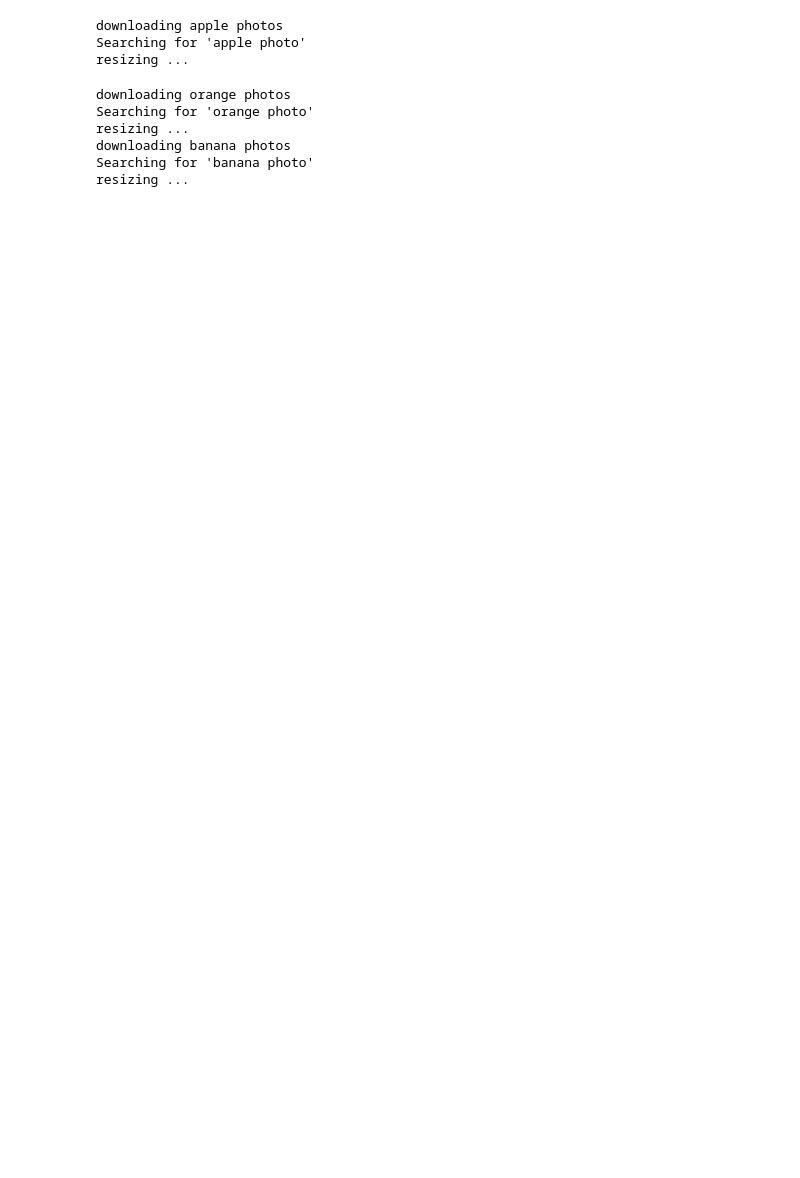
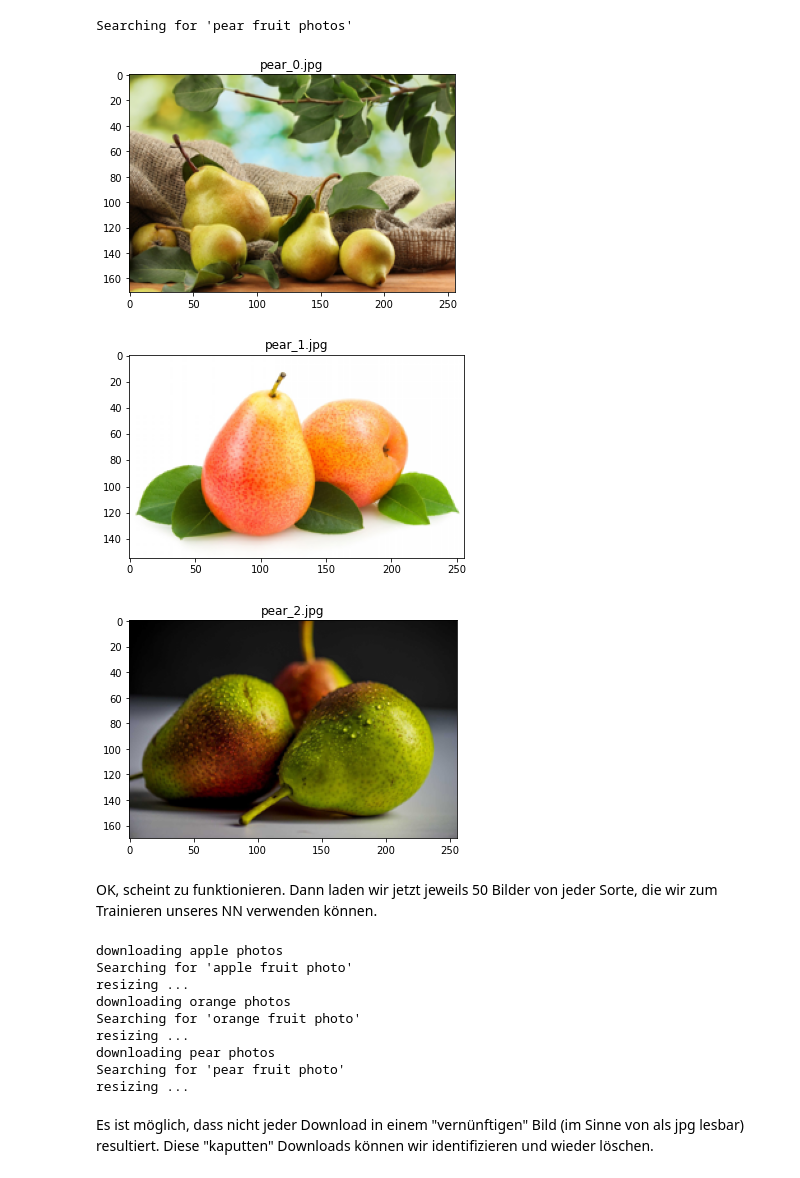
Before and after one commit to dnhshl/cc-ai, a Jupyter notebook: obstsalat.ipynb, the cells around one changed output. Cells and saved outputs as stored; diff of their text form; code cells hidden in the pictures; blank space fills up the shorter version.

```diff
--- a/obstsalat.ipynb
+++ b/obstsalat.ipynb
@@ -44,28 +79,42 @@ show_images(images)
+# %%
+urls = search_images('pear fruit photos', max_images=3)
+download_pictures(urls, name='pear')
+images = ['pear_' + str(i)+ '.jpg' for i in range(3)]
+show_images(images)
+# %% [output]
+Searching for 'pear fruit photos'
+[figure, added]
+[figure, added]
+[figure, added]
+# %% [markdown]
+OK, scheint zu funktionieren. Dann laden wir jetzt jeweils 50 Bilder von jeder Sorte, die wir zum Trainieren unseres NN verwenden können.
 # %%
-classes = 'apple','orange', 'banana'
+classes = 'apple','orange', 'pear'
 path = Path('fruits')
 
 for fruit in classes:
     dest = path/fruit
     dest.mkdir(exist_ok=True, parents=True)
-    # download_images() ist eine LIbrary Funktion, die parallele Prozesse
+    urls = search_images(f'{fruit} fruit photo', max_images=50)
+    print(f'downloading {fruit} photos')
+    # NB: download_images() ist eine LIbrary Funktion, die parallele Prozesse
     # für den Download anstößt und die Bilder unter einen Zufallsnamen
-    # speichert
-    print(f'downloading {fruit} photos')
-    urls = search_images(f'{fruit} fruit photo', max_images=50)
+    # speichert. Das ist besser als unsere download_pictures() Funktion
     download_images(dest, urls=urls)
     print(f'resizing ...')
     resize_images(dest, max_size=400, dest=dest)
 # %% [output]
 downloading apple photos
-Searching for 'apple photo'
+Searching for 'apple fruit photo'
 resizing ...
+downloading orange photos
+Searching for 'orange fruit photo'
+resizing ...
+downloading pear photos
+Searching for 'pear fruit photo'
+resizing ...
-downloading orange photos
-Searching for 'orange photo'
-resizing ...
-downloading banana photos
-Searching for 'banana photo'
-resizing ...
+# %% [markdown]
+Es ist möglich, dass nicht jeder Download in einem "vernünftigen" Bild (im Sinne von als jpg lesbar) resultiert. Diese "kaputten" Downloads können wir identifizieren und wieder löschen.
 # %%
 failed = verify_images(get_image_files(path))
 failed.map(Path.unlink)
```
Also changed, not shown: parts of 31 cells of this notebook.
